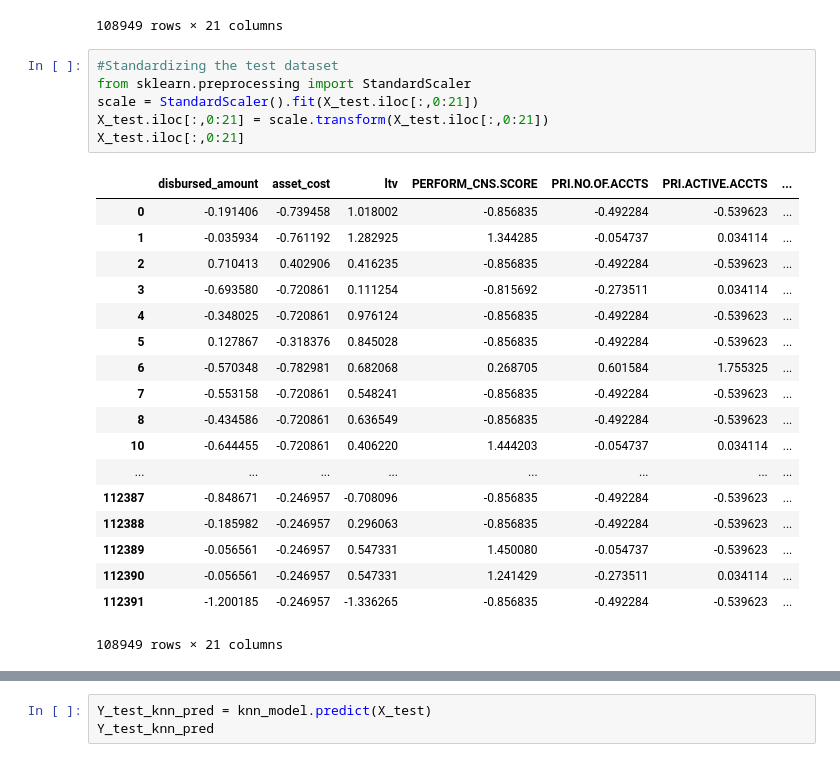
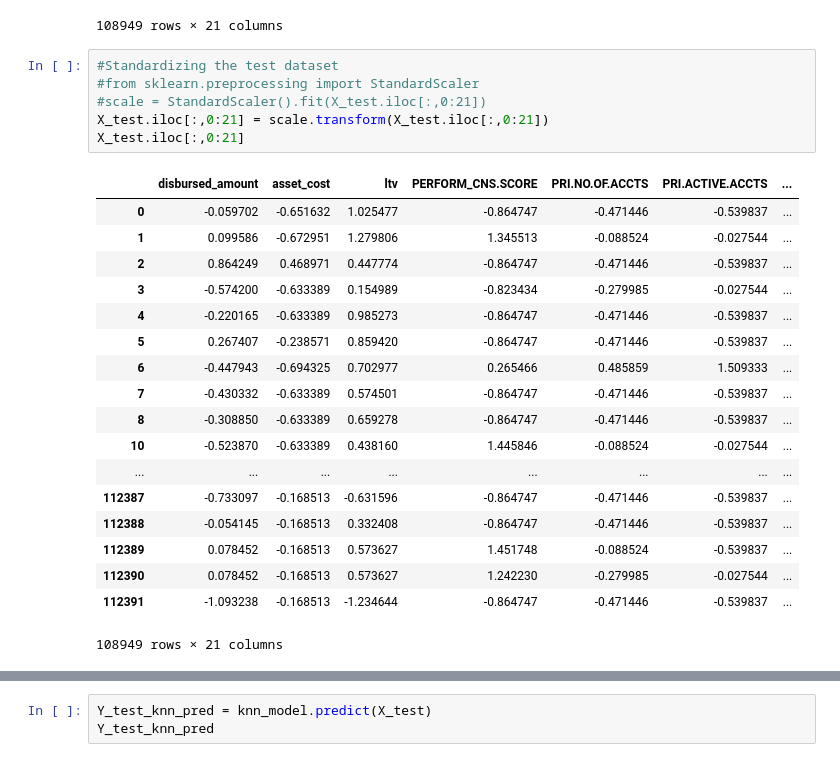
Before and after one commit to aash2408/MachineLearningProjects, a Jupyter notebook: Vehicle Loan Default Prediction.ipynb, the cells around one changed output, grey strips where cells are left out. Drawn from its saved outputs; the diff is of its cells as text.

```diff
--- a/Vehicle Loan Default Prediction.ipynb
+++ b/Vehicle Loan Default Prediction.ipynb
@@ -832,28 +847,28 @@ X_test.iloc[:,0:21]
 108949 rows × 21 columns
 # %%
 #Standardizing the test dataset
-from sklearn.preprocessing import StandardScaler
-scale = StandardScaler().fit(X_test.iloc[:,0:21])
+#from sklearn.preprocessing import StandardScaler
+#scale = StandardScaler().fit(X_test.iloc[:,0:21])
 X_test.iloc[:,0:21] = scale.transform(X_test.iloc[:,0:21])
 X_test.iloc[:,0:21]
 # %% [output]
 |  | disbursed_amount | asset_cost | ltv | PERFORM_CNS.SCORE | PRI.NO.OF.ACCTS | PRI.ACTIVE.ACCTS | ... |
-| 0 | -0.191406 | -0.739458 | 1.018002 | -0.856835 | -0.492284 | -0.539623 | ... |
-| 1 | -0.035934 | -0.761192 | 1.282925 | 1.344285 | -0.054737 | 0.034114 | ... |
-| 2 | 0.710413 | 0.402906 | 0.416235 | -0.856835 | -0.492284 | -0.539623 | ... |
-| 3 | -0.693580 | -0.720861 | 0.111254 | -0.815692 | -0.273511 | 0.034114 | ... |
-| 4 | -0.348025 | -0.720861 | 0.976124 | -0.856835 | -0.492284 | -0.539623 | ... |
-| 5 | 0.127867 | -0.318376 | 0.845028 | -0.856835 | -0.492284 | -0.539623 | ... |
-| 6 | -0.570348 | -0.782981 | 0.682068 | 0.268705 | 0.601584 | 1.755325 | ... |
-| 7 | -0.553158 | -0.720861 | 0.548241 | -0.856835 | -0.492284 | -0.539623 | ... |
-| 8 | -0.434586 | -0.720861 | 0.636549 | -0.856835 | -0.492284 | -0.539623 | ... |
-| 10 | -0.644455 | -0.720861 | 0.406220 | 1.444203 | -0.054737 | 0.034114 | ... |
+| 0 | -0.059702 | -0.651632 | 1.025477 | -0.864747 | -0.471446 | -0.539837 | ... |
+| 1 | 0.099586 | -0.672951 | 1.279806 | 1.345513 | -0.088524 | -0.027544 | ... |
+| 2 | 0.864249 | 0.468971 | 0.447774 | -0.864747 | -0.471446 | -0.539837 | ... |
+| 3 | -0.574200 | -0.633389 | 0.154989 | -0.823434 | -0.279985 | -0.027544 | ... |
+| 4 | -0.220165 | -0.633389 | 0.985273 | -0.864747 | -0.471446 | -0.539837 | ... |
+| 5 | 0.267407 | -0.238571 | 0.859420 | -0.864747 | -0.471446 | -0.539837 | ... |
+| 6 | -0.447943 | -0.694325 | 0.702977 | 0.265466 | 0.485859 | 1.509333 | ... |
+| 7 | -0.430332 | -0.633389 | 0.574501 | -0.864747 | -0.471446 | -0.539837 | ... |
+| 8 | -0.308850 | -0.633389 | 0.659278 | -0.864747 | -0.471446 | -0.539837 | ... |
+| 10 | -0.523870 | -0.633389 | 0.438160 | 1.445846 | -0.088524 | -0.027544 | ... |
 | ... | ... | ... | ... | ... | ... | ... | ... |
-| 112387 | -0.848671 | -0.246957 | -0.708096 | -0.856835 | -0.492284 | -0.539623 | ... |
-| 112388 | -0.185982 | -0.246957 | 0.296063 | -0.856835 | -0.492284 | -0.539623 | ... |
-| 112389 | -0.056561 | -0.246957 | 0.547331 | 1.450080 | -0.054737 | -0.539623 | ... |
-| 112390 | -0.056561 | -0.246957 | 0.547331 | 1.241429 | -0.273511 | 0.034114 | ... |
-| 112391 | -1.200185 | -0.246957 | -1.336265 | -0.856835 | -0.492284 | -0.539623 | ... |
+| 112387 | -0.733097 | -0.168513 | -0.631596 | -0.864747 | -0.471446 | -0.539837 | ... |
+| 112388 | -0.054145 | -0.168513 | 0.332408 | -0.864747 | -0.471446 | -0.539837 | ... |
+| 112389 | 0.078452 | -0.168513 | 0.573627 | 1.451748 | -0.088524 | -0.539837 | ... |
+| 112390 | 0.078452 | -0.168513 | 0.573627 | 1.242230 | -0.279985 | -0.027544 | ... |
+| 112391 | -1.093238 | -0.168513 | -1.234644 | -0.864747 | -0.471446 | -0.539837 | ... |
 108949 rows × 21 columns
 # %%
 X_test
```
Also changed, not shown: parts of 5 cells of this notebook.
